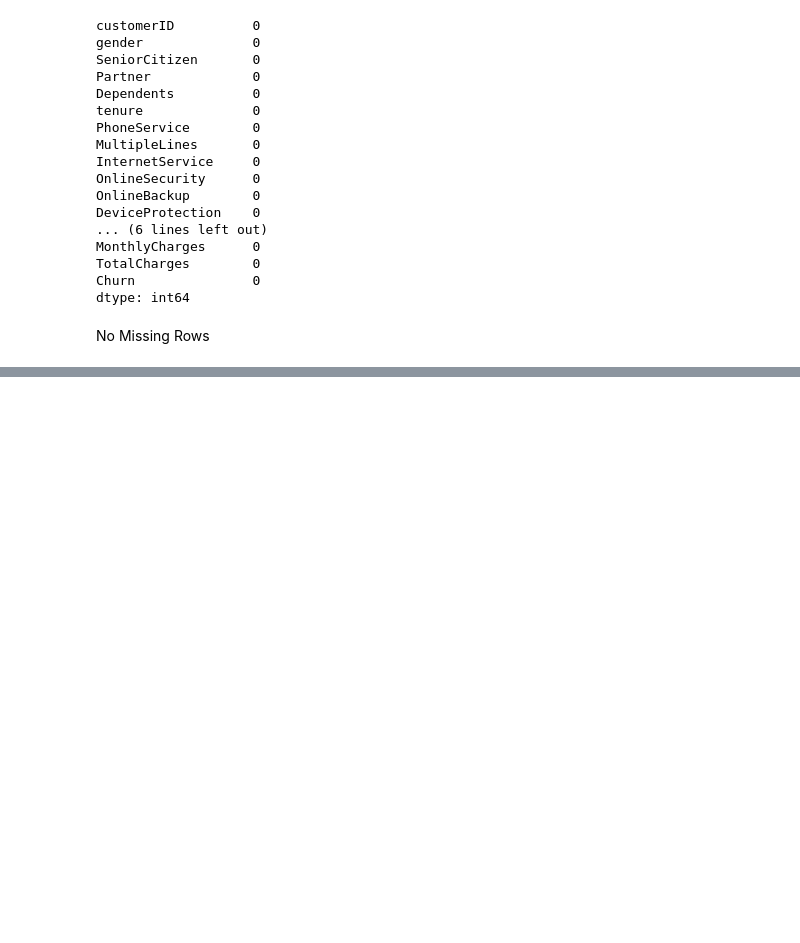
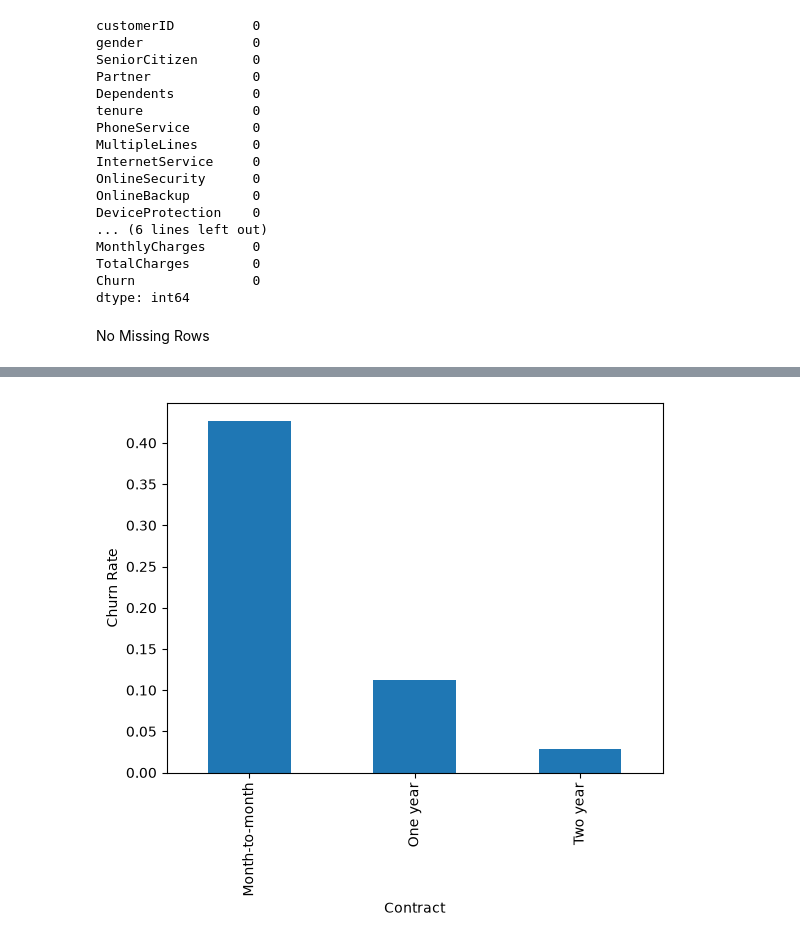
Before and after one commit to keeganprunty/telco-churn-analysis, a Jupyter notebook: telco_customer_analysis.ipynb, the cells around one changed output, grey strips where cells are left out. Saved outputs shown, nothing was run; the diff lists cells and outputs as text; code cells hidden in the pictures; blank space fills up the shorter version.

```diff
--- a/telco_customer_analysis.ipynb
+++ b/telco_customer_analysis.ipynb
@@ -78,0 +109,7 @@ No Missing Rows
+# %%
+# split the data into each contract type and taking mean of 1 and 0 values to see churn rates
+df.groupby('Contract')['Churn'].apply(lambda x: (x == 'Yes').mean()).plot(kind='bar')
+plt.ylabel('Churn Rate')
+plt.show()
+# %% [output]
+[figure, added]
```
Also changed, not shown: parts of 8 cells of this notebook.
